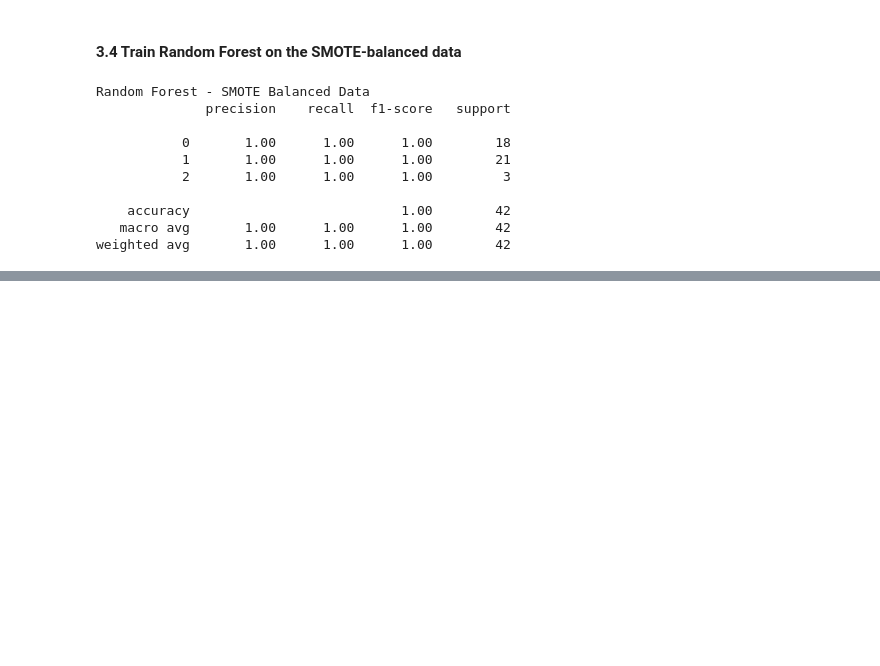
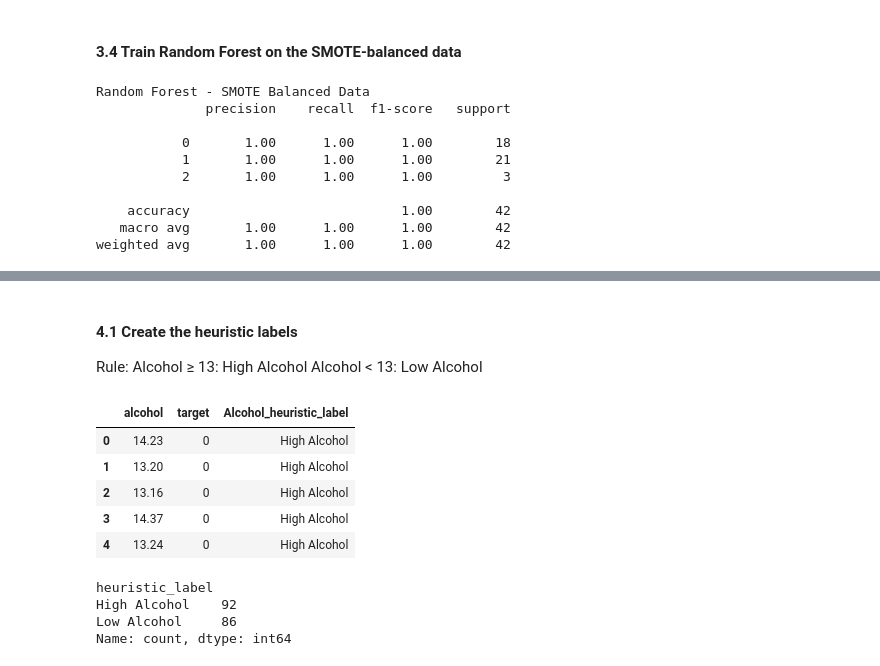
Before and after one commit to Yvesangwa/Fundamentals_of_Predictive_Analysis_ML, a Jupyter notebook: 2_Training_Data_in_ML/Training_data_ML_Project.ipynb, the cells around one changed output, grey strips where cells are left out. Cells and saved outputs as stored; diff of their text form; code cells hidden in the pictures; blank space fills up the shorter version.

Commit message:
Labeling Data Using Heuristics

```diff
--- a/2_Training_Data_in_ML/Training_data_ML_Project.ipynb
+++ b/2_Training_Data_in_ML/Training_data_ML_Project.ipynb
@@ -279,0 +296,29 @@ Both the Random Forest model trained on the imbalanced data and the model traine
+# %% [markdown]
+#### **4.1 Create the heuristic labels**
+
+Rule:
+Alcohol ≥ 13: High Alcohol
+Alcohol < 13: Low Alcohol
+# %%
+# Create heuristic labels
+
+wine_data["Alcohol_heuristic_label"] = wine_data["alcohol"].apply(
+    lambda x: "High Alcohol" if x >= 13 else "Low Alcohol")
+
+wine_data[["alcohol", "target", "Alcohol_heuristic_label"]].head()
+# %% [output]
+|  | alcohol | target | Alcohol_heuristic_label |
+| 0 | 14.23 | 0 | High Alcohol |
+| 1 | 13.20 | 0 | High Alcohol |
+| 2 | 13.16 | 0 | High Alcohol |
+| 3 | 14.37 | 0 | High Alcohol |
+| 4 | 13.24 | 0 | High Alcohol |
+# %%
+# Check the distribution
+
+wine_data["heuristic_label"].value_counts()
+# %% [output]
+heuristic_label
+High Alcohol    92
+Low Alcohol     86
+Name: count, dtype: int64
```
Also changed, not shown: parts of 3 cells of this notebook.
